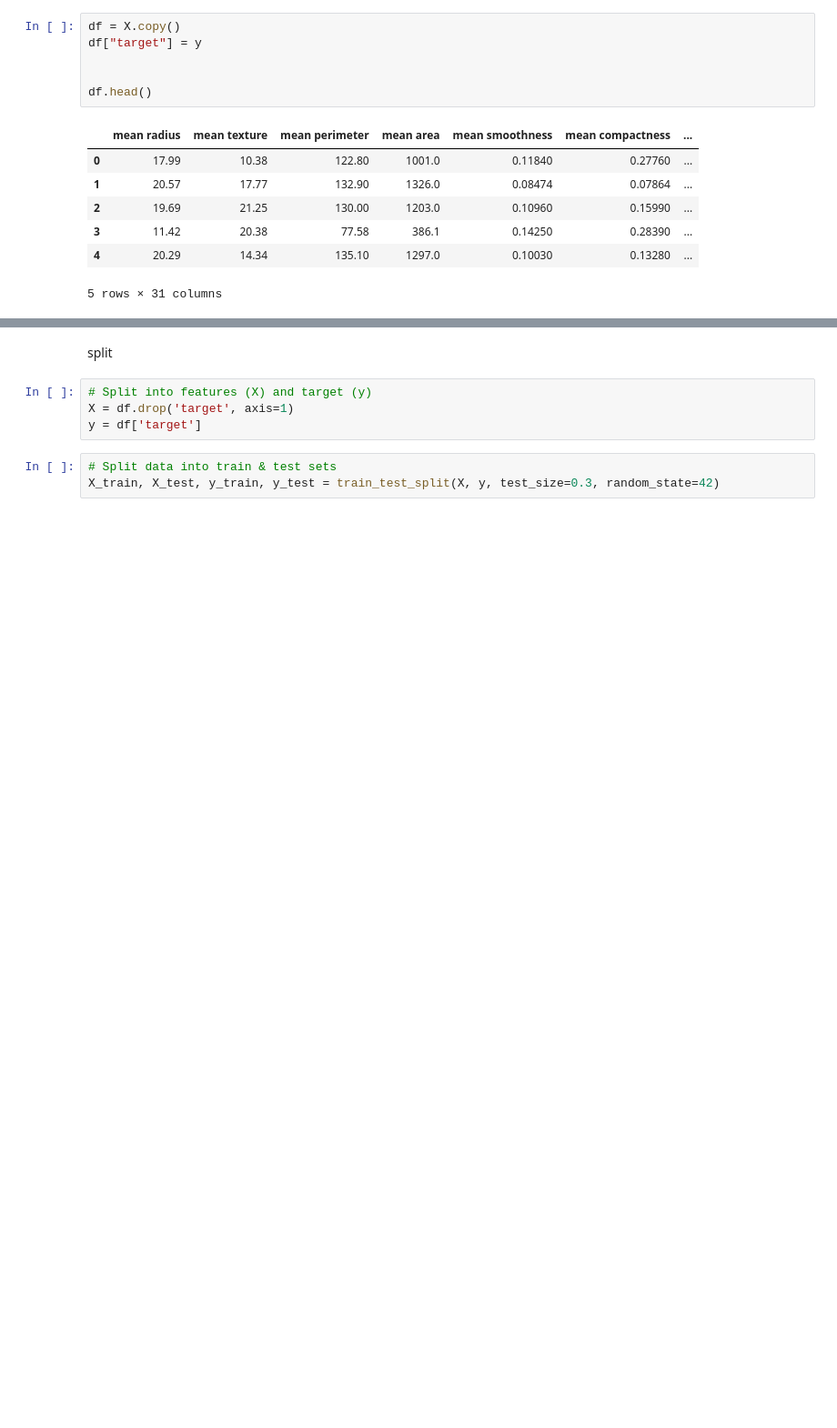
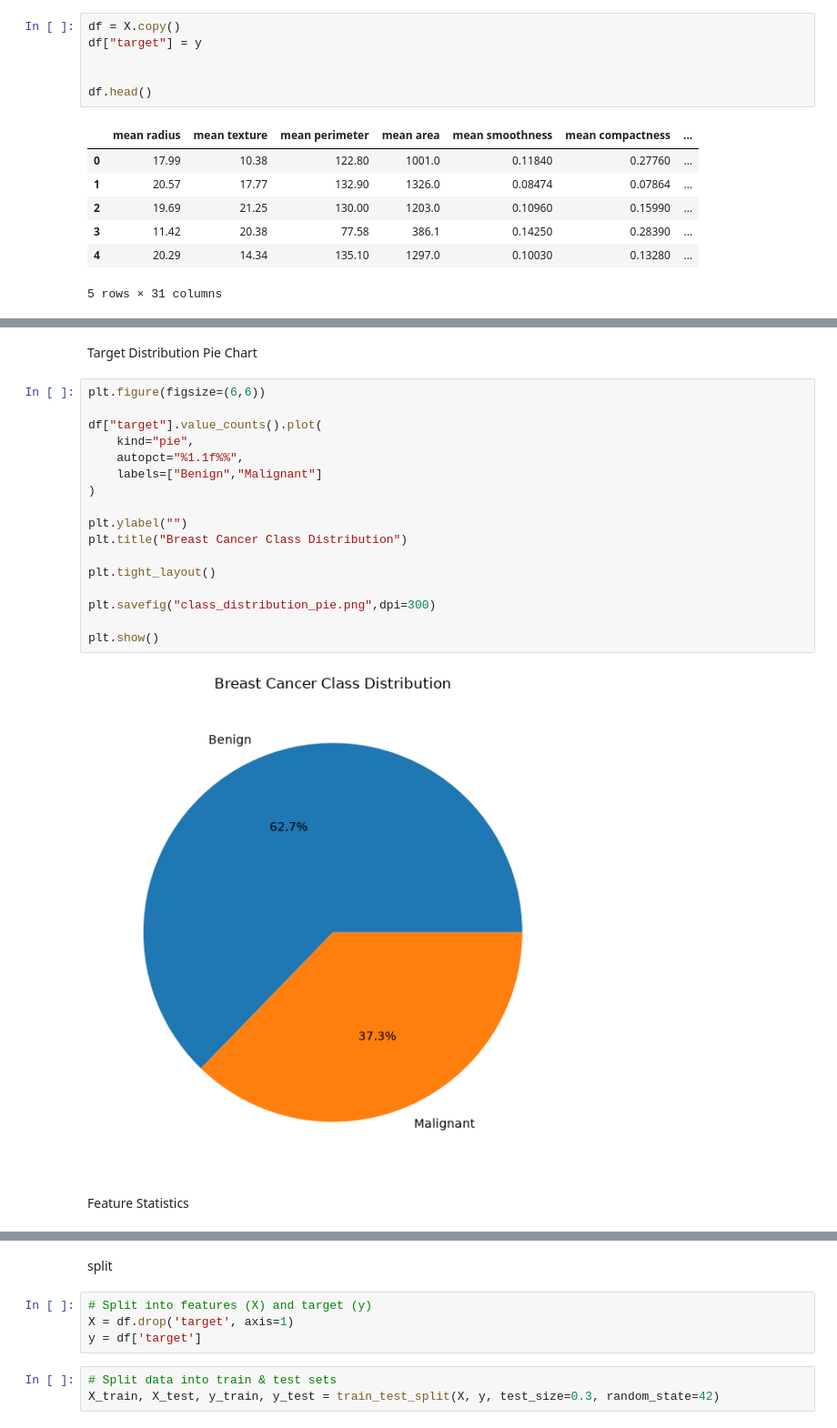
Before and after one commit to pyscar/Machine-Learning-Portfolio, a Jupyter notebook: 05_Particle_Swarm_Optimization/Particle_Swarm_Optimization.ipynb, the cells around one changed output, grey strips where cells are left out. Shown at 91% size. Cells and saved outputs as stored; diff of their text form; blank space fills up the shorter version.

```diff
--- a/05_Particle_Swarm_Optimization/Particle_Swarm_Optimization.ipynb
+++ b/05_Particle_Swarm_Optimization/Particle_Swarm_Optimization.ipynb
@@ -45,0 +97,23 @@ Index(['mean radius', 'mean texture', 'mean perimeter', 'mean area',
+# %% [markdown]
+Target Distribution Pie Chart
+# %%
+plt.figure(figsize=(6,6))
+
+df["target"].value_counts().plot(
+    kind="pie",
+    autopct="%1.1f%%",
+    labels=["Benign","Malignant"]
+)
+
+plt.ylabel("")
+plt.title("Breast Cancer Class Distribution")
+
+plt.tight_layout()
+
+plt.savefig("class_distribution_pie.png",dpi=300)
+
+plt.show()
+# %% [output]
+[figure, added]
+# %% [markdown]
+Feature Statistics
```
Also changed, not shown: parts of 31 cells of this notebook, 27 other files.
